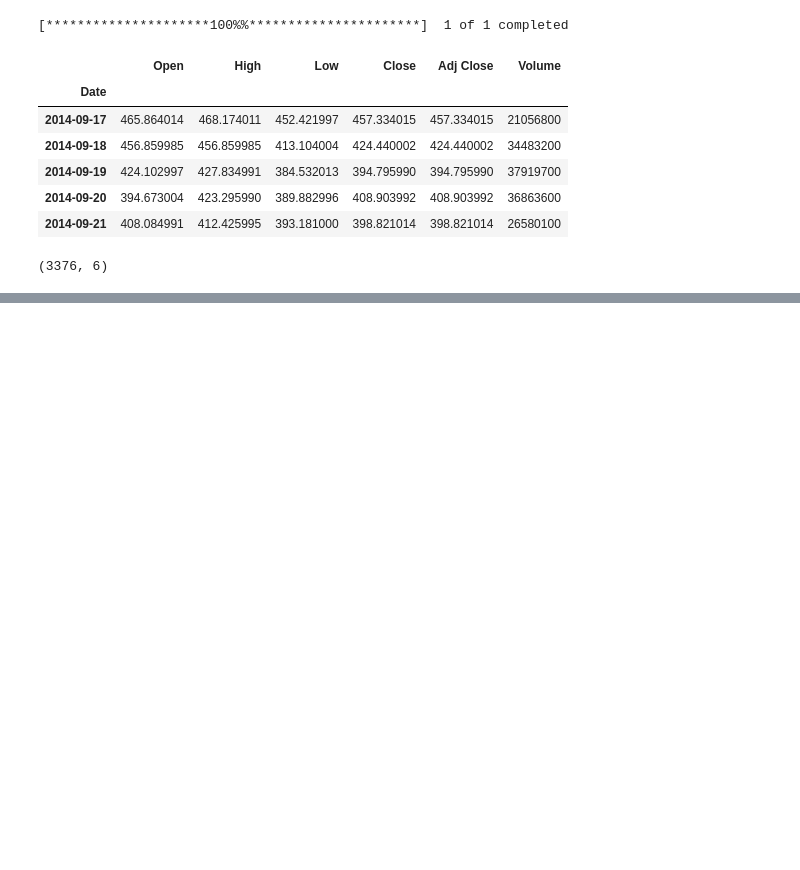
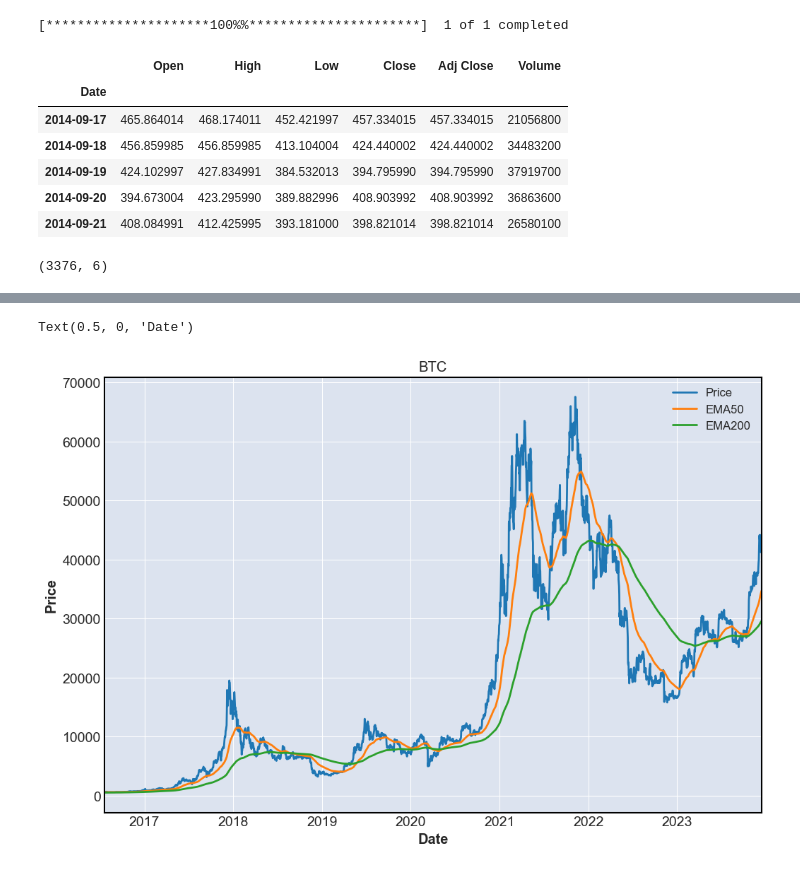
Before and after one commit to bamarasingam/btc_strats_basic, a Jupyter notebook: EMAs.ipynb, the cells around one changed output, grey strips where cells are left out. Saved outputs shown, nothing was run; the diff lists cells and outputs as text; code cells hidden in the pictures; blank space fills up the shorter version.

```diff
--- a/EMAs.ipynb
+++ b/EMAs.ipynb
@@ -85,0 +96,12 @@ plt.show()
+# %%
+dforiginal = df
+
+#New dataframe with just the closing prices
+df = df[['Close']]
+df.rename(columns = {'Close':'Price'}, inplace = True)
+
+#Calculating log returns
+df['Log Returns'] = np.log(df['Price'].div(df['Price'].shift()))
+
+df.dropna(inplace=True)
+df.head()
@@ -85,0 +129,4 @@ plt.show()
+# %%
+#Column to see cumulative returns if you held throughout the time
+df['Cumulative Returns'] = df['Log Returns'].cumsum().apply(np.exp)
+df.tail()
@@ -85,0 +146,7 @@ plt.show()
+# %%
+#Creating EMA50 and EMA200 columns
+df['EMA50'] = df['Price'].ewm(50, min_periods = 50).mean()
+df['EMA200'] = df['Price'].ewm(200, min_periods = 200).mean()
+
+df.dropna(inplace = True)
+df
@@ -85,0 +182,11 @@ plt.show()
+# %%
+# Plot with price and EMA's
+df[["Price", "EMA50", "EMA200"]].loc["2016":"2024"].plot(title="BTC",figsize=(12, 8), fontsize=14)
+
+# Adding legend
+plt.legend
+plt.ylabel("Price")
+plt.xlabel("Date")
+# %% [output]
+Text(0.5, 0, 'Date')
+[figure, added]
```
Also changed, not shown: parts of 12 cells of this notebook.
